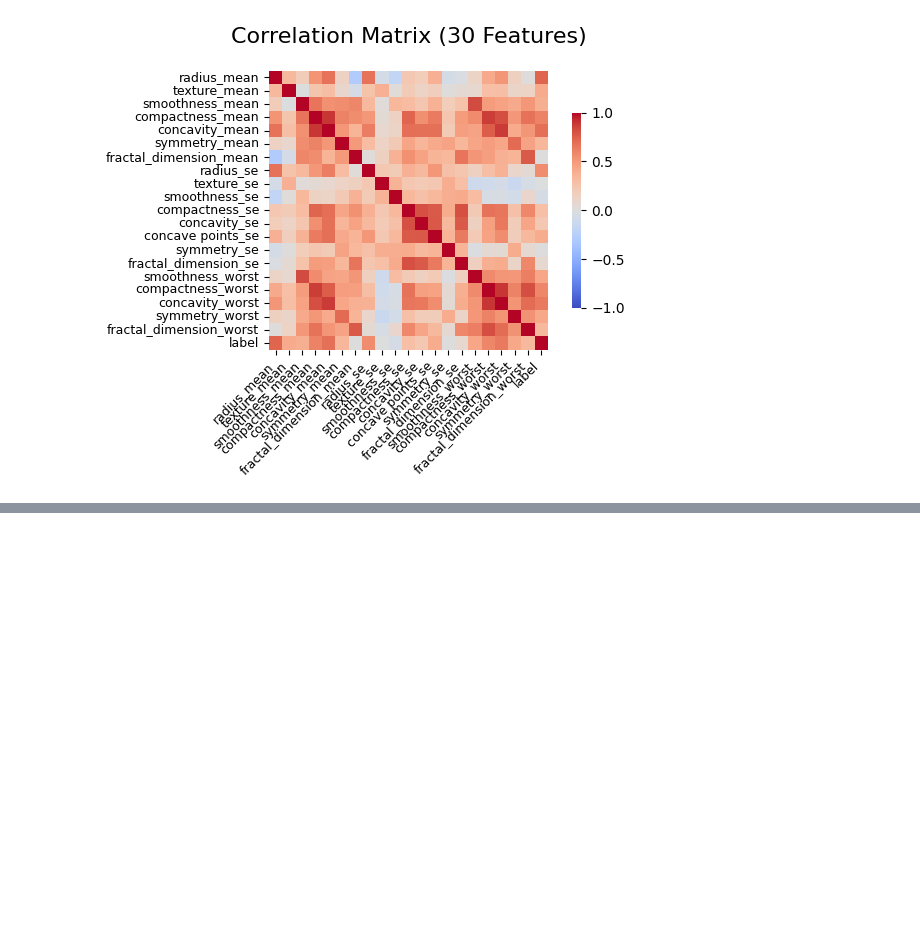
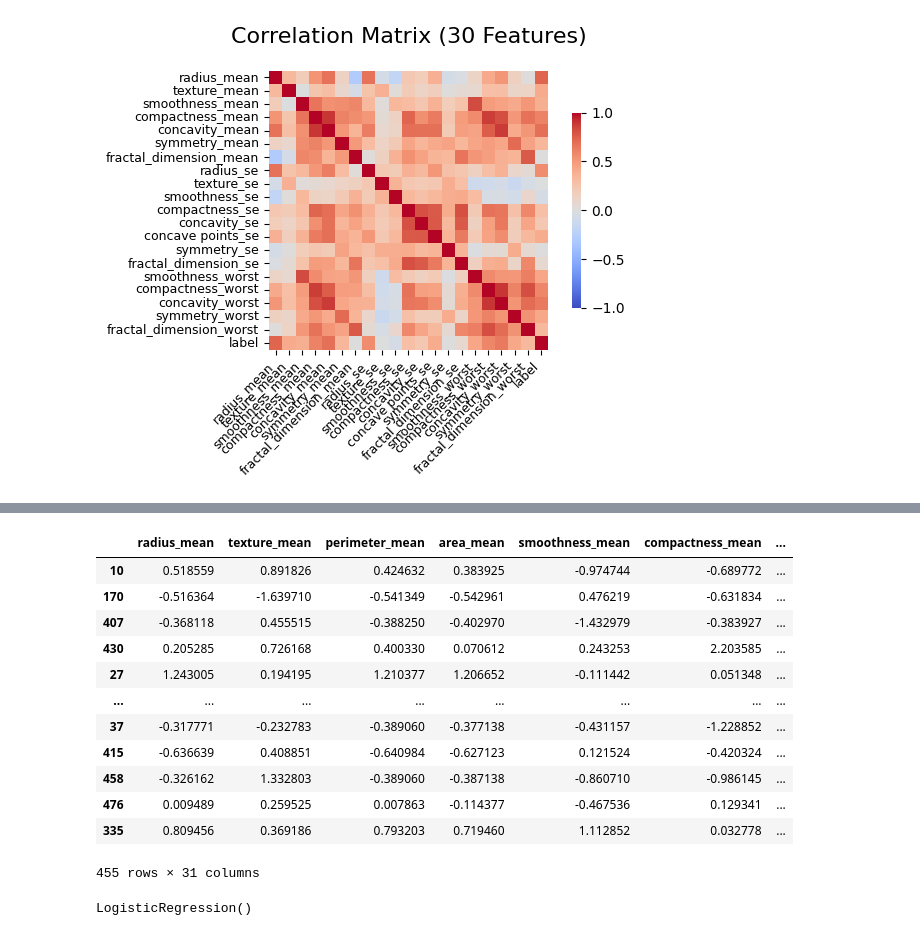
Before and after one commit to subhashiitb/100-Days-of-ML, a Jupyter notebook: ML Project/Breast Cancer/BC-detection.ipynb, the cells around one changed output, grey strips where cells are left out. Cells and saved outputs as stored; diff of their text form; code cells hidden in the pictures; blank space fills up the shorter version.

```diff
--- a/ML Project/Breast Cancer/BC-detection.ipynb
+++ b/ML Project/Breast Cancer/BC-detection.ipynb
@@ -521,0 +540,16 @@ plt.show()
+# %%
+X_train
+# %% [output]
+|  | radius_mean | texture_mean | perimeter_mean | area_mean | smoothness_mean | compactness_mean | ... |
+| 10 | 0.518559 | 0.891826 | 0.424632 | 0.383925 | -0.974744 | -0.689772 | ... |
+| 170 | -0.516364 | -1.639710 | -0.541349 | -0.542961 | 0.476219 | -0.631834 | ... |
+| 407 | -0.368118 | 0.455515 | -0.388250 | -0.402970 | -1.432979 | -0.383927 | ... |
+| 430 | 0.205285 | 0.726168 | 0.400330 | 0.070612 | 0.243253 | 2.203585 | ... |
+| 27 | 1.243005 | 0.194195 | 1.210377 | 1.206652 | -0.111442 | 0.051348 | ... |
+| ... | ... | ... | ... | ... | ... | ... | ... |
+| 37 | -0.317771 | -0.232783 | -0.389060 | -0.377138 | -0.431157 | -1.228852 | ... |
+| 415 | -0.636639 | 0.408851 | -0.640984 | -0.627123 | 0.121524 | -0.420324 | ... |
+| 458 | -0.326162 | 1.332803 | -0.389060 | -0.387138 | -0.860710 | -0.986145 | ... |
+| 476 | 0.009489 | 0.259525 | 0.007863 | -0.114377 | -0.467536 | 0.129341 | ... |
+| 335 | 0.809456 | 0.369186 | 0.793203 | 0.719460 | 1.112852 | 0.032778 | ... |
+455 rows × 31 columns
@@ -521,0 +559,5 @@ plt.show()
+# %%
+log_reg = LogisticRegression()
+log_reg.fit(X_train, y_train)
+# %% [output]
+LogisticRegression()
```
Also changed, not shown: parts of 10 cells of this notebook.
